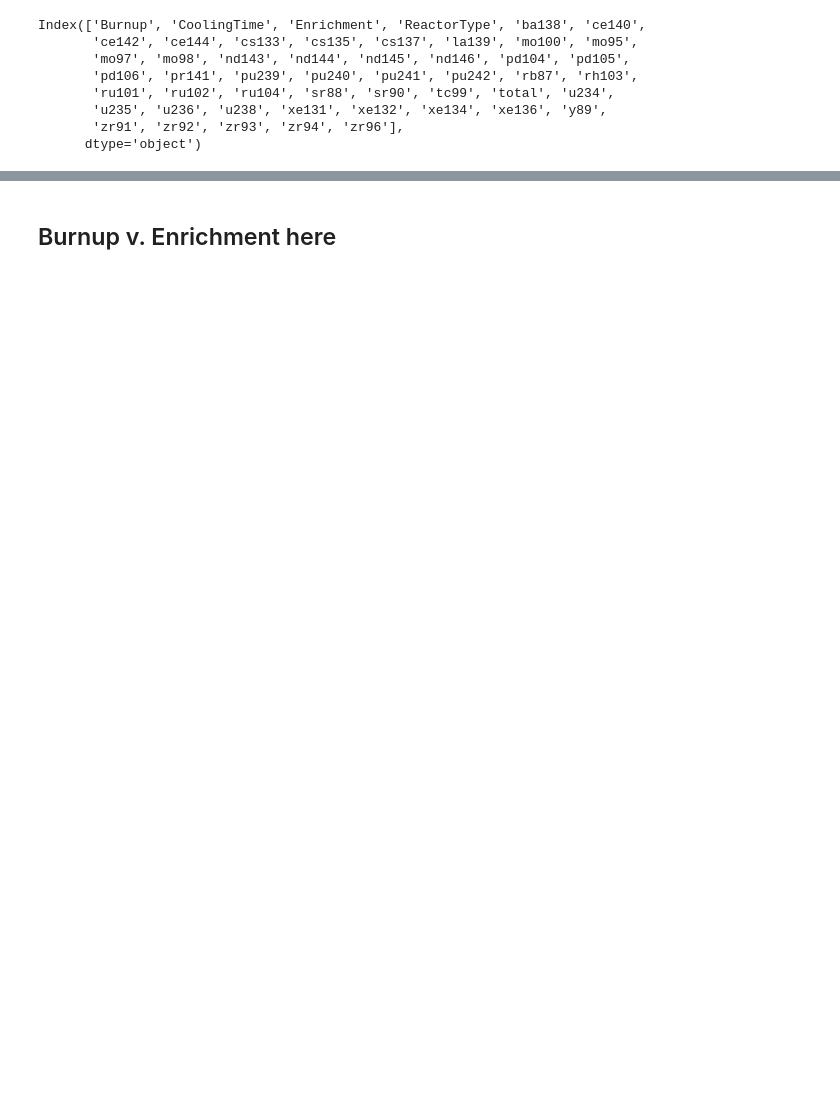
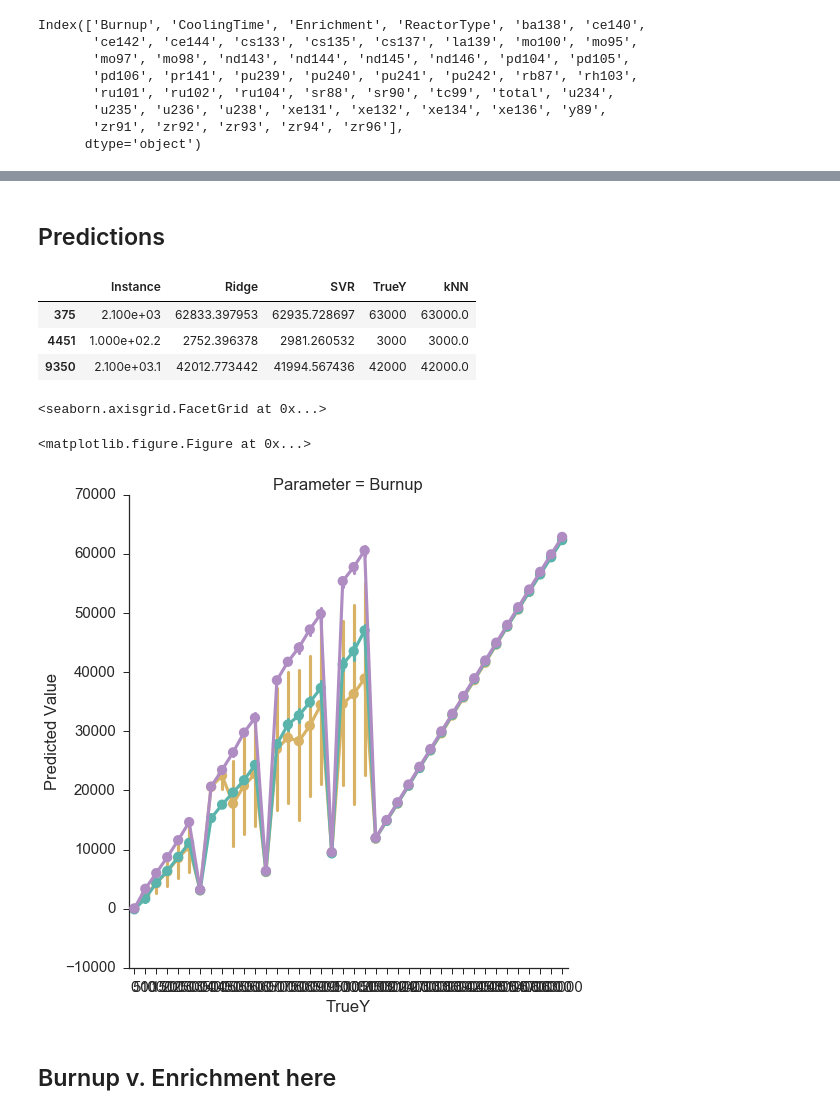
Before and after one commit to gonuke/learn-me-fuel, a Jupyter notebook: sfc_train_pred_viz.ipynb, the cells around one changed output, grey strips where cells are left out. Saved outputs shown, nothing was run; the diff lists cells and outputs as text; code cells hidden in the pictures; blank space fills up the shorter version.

```diff
--- a/sfc_train_pred_viz.ipynb
+++ b/sfc_train_pred_viz.ipynb
@@ -109,3 +182,56 @@ dfX = trainXY.iloc[:, 4:x]
+# %% [markdown]
+## Predictions
+# %%
+burn.sample(3)
+# %% [output]
+|  | Instance | Ridge | SVR | TrueY | kNN |
+| 375 | 2.100e+03 | 62833.397953 | 62935.728697 | 63000 | 63000.0 |
+| 4451 | 1.000e+02.2 | 2752.396378 | 2981.260532 | 3000 | 3000.0 |
+| 9350 | 2.100e+03.1 | 42012.773442 | 41994.567436 | 42000 | 42000.0 |
+# %%
+plt.clf()
+sns.set(style="ticks", font_scale=1.5)
+
+#burn = burn.loc[:, ['TrueY', 'kNN', 'Ridge', 'SVR']//1000
+#cool = cool.loc[:, ['TrueY', 'kNN', 'Ridge', 'SVR']//30
+burn['Parameter'] = 'Burnup'
+#enri['Parameter'] = 'Enrichment'
+#cool['Parameter'] = 'Cooling Time'
+
+pred = burn#pd.DataFrame()
+#pred = pd.concat([burn, enri, cool])
+pred = pred.melt(id_vars = ['TrueY', 'Parameter'],
+                 value_vars = ['kNN', 'Ridge', 'SVR'],
+                 value_name='Predicted Value', var_name='Algorithm')
+pred = sns.factorplot(x="TrueY", y="Predicted Value",
+                      hue="Algorithm", col="Parameter",
+                      sharey=False, s=15, legend=False,
+                      palette=sns.color_palette(med),
+                      kind='point',
+                      data=pred, size=8)
+
+(var.set_axis_labels("Ground Truth", "Predicted Value")
+    .set_titles("{col_name}")
+    #.set(ylim=(0.65, 1.0))
+    .add_legend(markerscale=2.5))
+#new_labels = ['KNN', 'RR', 'SVR']
+#for t, l in zip(var._legend.texts, new_labels): t.set_text(l)
+#var.savefig('predicctions.png', bbox_inches='tight', transparent=True)
+
+
+
+#fig, axScatter = plt.subplots(figsize=(10, 10))
+#axScatter.scatter(x, knn, s=100, c=colors['MBrwn'], marker='s', label='kNN')
+##axScatter.scatter(x, rr, s=100, c=colors['MPurp'], marker='^', label='Ridge')
+#axScatter.scatter(x, svr, s=100, c=colors['MTeal'], marker='D', label='SVR')
+#plt.plot([-5, -5], [65, 65], 'k-')
+#axScatter.legend()
+#plt.xlabel('Burnup Ground Truth [GWd/MTU]', fontsize=16)
+#plt.ylabel('Burnup Prediction', fontsize=16)
+# %% [output]
+<seaborn.axisgrid.FacetGrid at 0x...>
+<matplotlib.figure.Figure at 0x...>
+[figure, added]
 # %% [markdown]
 ## Burnup v. Enrichment here
 # %%
```
Also changed, not shown: parts of 12 cells of this notebook, 17 other files.
